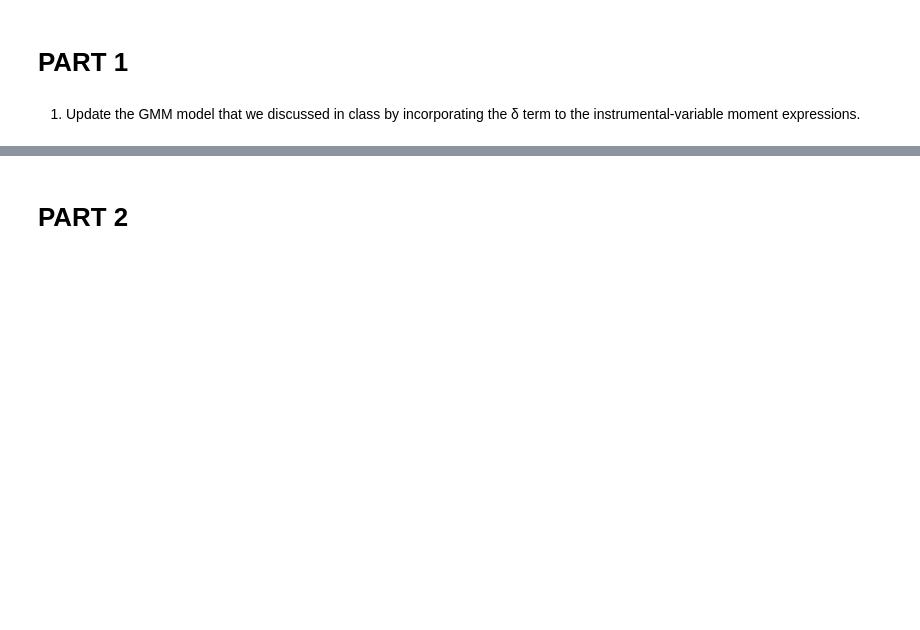
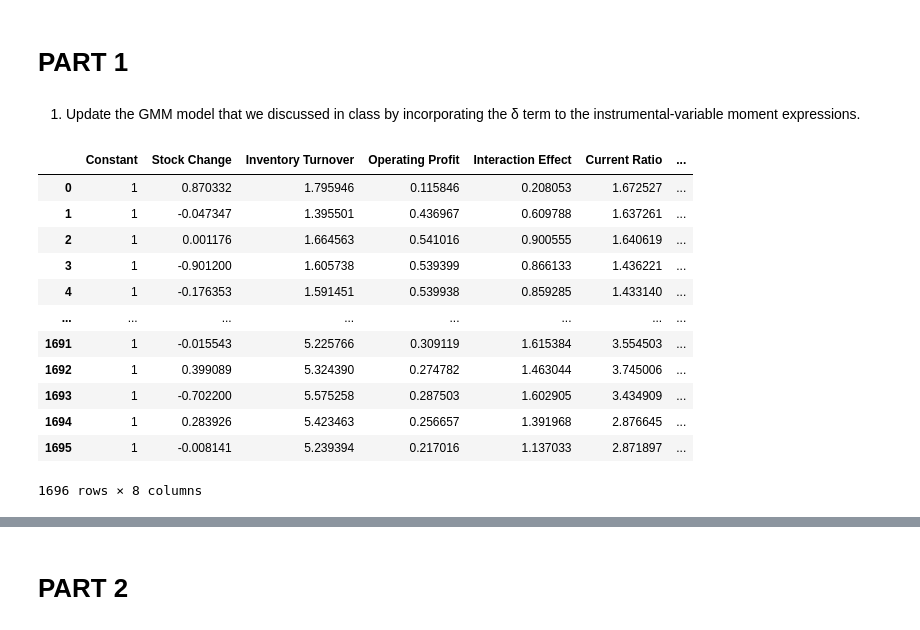
Before and after one commit to mn42899/predictive_modelling, a Jupyter notebook: OMIS_midterm.ipynb, the cells around one changed output, grey strips where cells are left out. Saved outputs shown, nothing was run; the diff lists cells and outputs as text; code cells hidden in the pictures; blank space fills up the shorter version.

```diff
--- a/OMIS_midterm.ipynb
+++ b/OMIS_midterm.ipynb
@@ -7,4 +13,22 @@ from statsmodels.sandbox.regression.gmm import GMM
 # PART 1
 # %% [markdown]
 1. Update the GMM model that we discussed in class by incorporating the δ term to the instrumental-variable moment expressions.
+# %%
+# Load the data
+input_table = pd.read_csv('https://raw.githubusercontent.com/mn42899/predictive_modelling/refs/heads/main/midterm_partone.csv')
+input_table
+# %% [output]
+|  | Constant | Stock Change | Inventory Turnover | Operating Profit | Interaction Effect | Current Ratio | ... |
+| 0 | 1 | 0.870332 | 1.795946 | 0.115846 | 0.208053 | 1.672527 | ... |
+| 1 | 1 | -0.047347 | 1.395501 | 0.436967 | 0.609788 | 1.637261 | ... |
+| 2 | 1 | 0.001176 | 1.664563 | 0.541016 | 0.900555 | 1.640619 | ... |
+| 3 | 1 | -0.901200 | 1.605738 | 0.539399 | 0.866133 | 1.436221 | ... |
+| 4 | 1 | -0.176353 | 1.591451 | 0.539938 | 0.859285 | 1.433140 | ... |
+| ... | ... | ... | ... | ... | ... | ... | ... |
+| 1691 | 1 | -0.015543 | 5.225766 | 0.309119 | 1.615384 | 3.554503 | ... |
+| 1692 | 1 | 0.399089 | 5.324390 | 0.274782 | 1.463044 | 3.745006 | ... |
+| 1693 | 1 | -0.702200 | 5.575258 | 0.287503 | 1.602905 | 3.434909 | ... |
+| 1694 | 1 | 0.283926 | 5.423463 | 0.256657 | 1.391968 | 2.876645 | ... |
+| 1695 | 1 | -0.008141 | 5.239394 | 0.217016 | 1.137033 | 2.871897 | ... |
+1696 rows × 8 columns
 # %%
```
Also changed, not shown: parts of 6 cells of this notebook, 1 other file.
